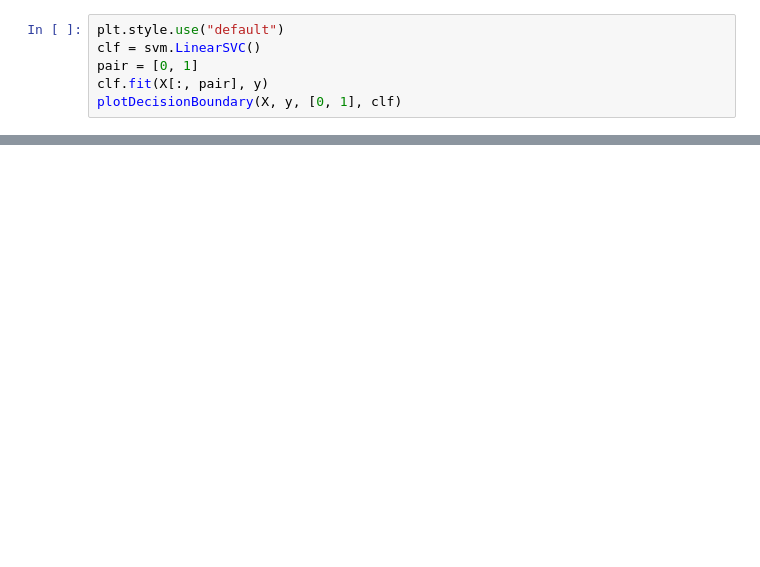
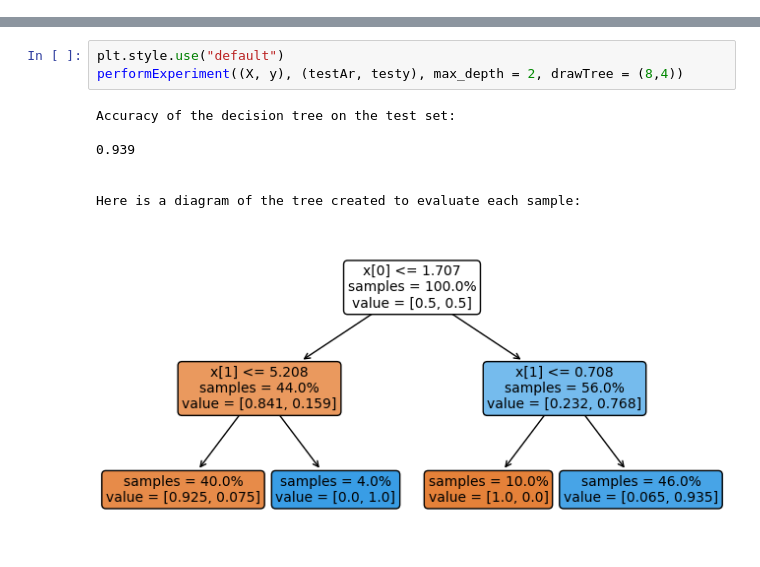
Before and after one commit to Naveenkondisetty/FMML-LAB_22B21A4261, a Jupyter notebook: FMML_Module_5_Lab_1.ipynb, the cells around one changed output, grey strips where cells are left out. Saved outputs shown, nothing was run; the diff lists cells and outputs as text; blank space fills up the shorter version.

```diff
--- a/FMML_Module_5_Lab_1.ipynb
+++ b/FMML_Module_5_Lab_1.ipynb
@@ -93,6 +2,0 @@ The seaborn styles shipped by Matplotlib are deprecated since 3.6, as they no lo
-# %%
-plt.style.use("default")
-clf = svm.LinearSVC()
-pair = [0, 1]
-clf.fit(X[:, pair], y)
-plotDecisionBoundary(X, y, [0, 1], clf)
@@ -165,0 +185,11 @@ Things to try out:
+# %%
+plt.style.use("default")
+performExperiment((X, y), (testAr, testy), max_depth = 2, drawTree = (8,4))
+# %% [output]
+Accuracy of the decision tree on the test set:
+
+0.939
+
+
+Here is a diagram of the tree created to evaluate each sample:
+[figure, added]
```
Also changed, not shown: parts of 52 cells of this notebook.
